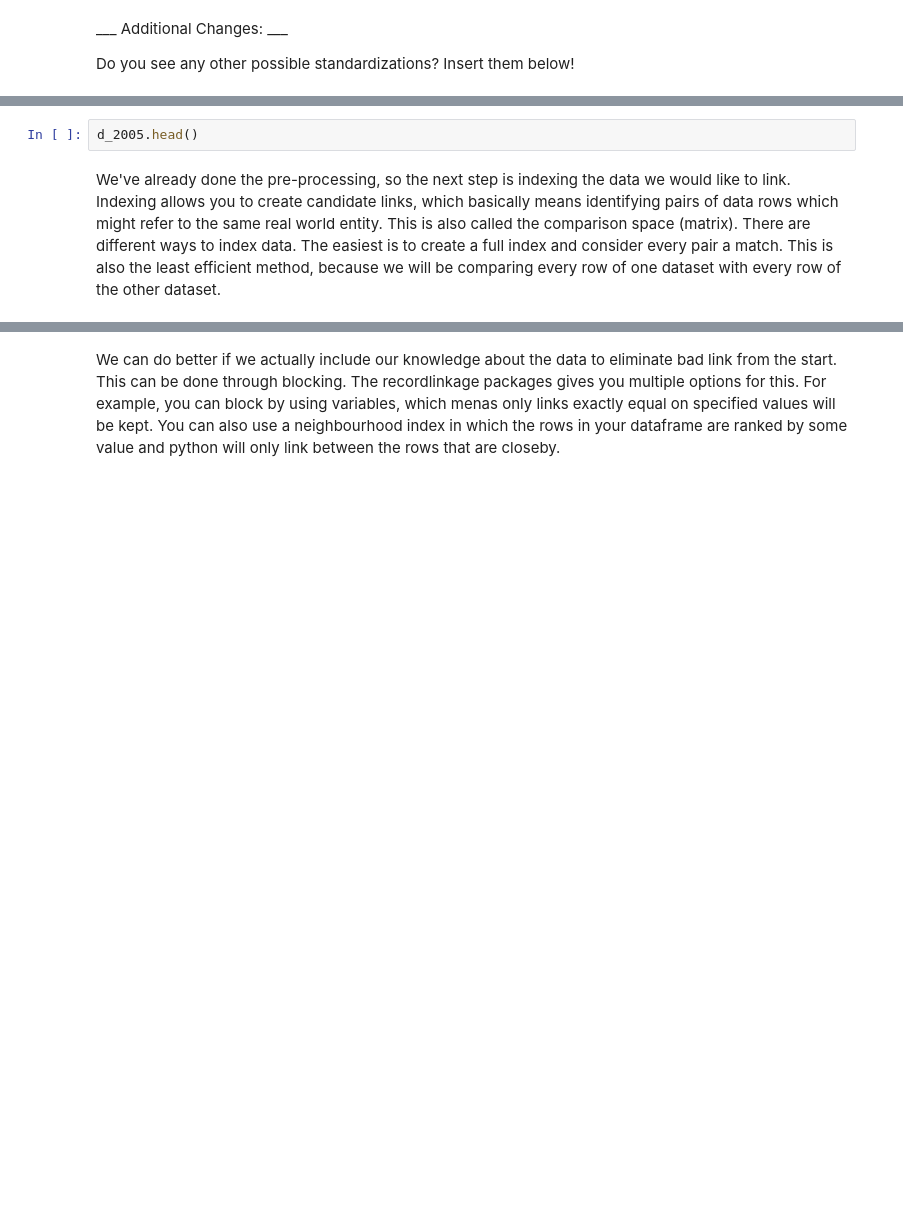
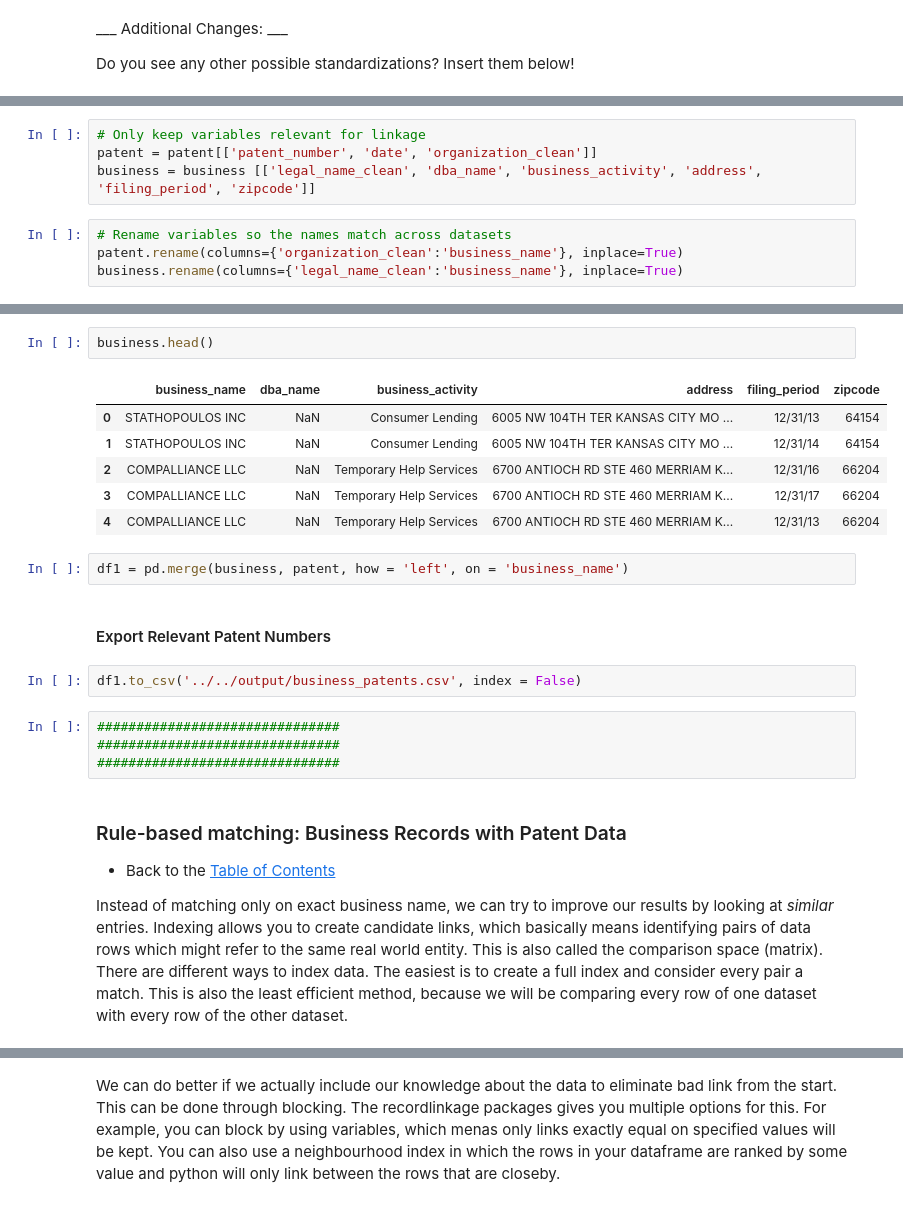
Before and after one commit to Coleridge-Initiative/ada-2018-kcmo, a Jupyter notebook: scripts/class_notebooks/3_1_Record_Linkage.ipynb, the cells around one changed output, grey strips where cells are left out. Saved outputs shown, nothing was run; the diff lists cells and outputs as text; blank space fills up the shorter version.

```diff
--- a/scripts/class_notebooks/3_1_Record_Linkage.ipynb
+++ b/scripts/class_notebooks/3_1_Record_Linkage.ipynb
@@ -561,0 +562,8 @@ d_2005 = d_2005[['est_name_2005', 'zipcode', 'year', 'legal_name_clean']]
+# %%
+# Only keep variables relevant for linkage
+patent = patent[['patent_number', 'date', 'organization_clean']]
+business = business [['legal_name_clean', 'dba_name', 'business_activity', 'address', 'filing_period', 'zipcode']]
+# %%
+# Rename variables so the names match across datasets
+patent.rename(columns={'organization_clean':'business_name'}, inplace=True)
+business.rename(columns={'legal_name_clean':'business_name'}, inplace=True)
@@ -564,7 +584,27 @@ d_2015.head()
 # %%
-d_2005.head()
+business.head()
+# %% [output]
+|  | business_name | dba_name | business_activity | address | filing_period | zipcode |
+| 0 | STATHOPOULOS INC | NaN | Consumer Lending | 6005 NW 104TH TER KANSAS CITY MO ... | 12/31/13 | 64154 |
+| 1 | STATHOPOULOS INC | NaN | Consumer Lending | 6005 NW 104TH TER KANSAS CITY MO ... | 12/31/14 | 64154 |
+| 2 | COMPALLIANCE LLC | NaN | Temporary Help Services | 6700 ANTIOCH RD STE 460 MERRIAM K... | 12/31/16 | 66204 |
+| 3 | COMPALLIANCE LLC | NaN | Temporary Help Services | 6700 ANTIOCH RD STE 460 MERRIAM K... | 12/31/17 | 66204 |
+| 4 | COMPALLIANCE LLC | NaN | Temporary Help Services | 6700 ANTIOCH RD STE 460 MERRIAM K... | 12/31/13 | 66204 |
+# %%
+df1 = pd.merge(business, patent, how = 'left', on = 'business_name')
+# %% [markdown]
+#### Export Relevant Patent Numbers
+# %%
+df1.to_csv('../../output/business_patents.csv', index = False)
+# %%
+###############################
+###############################
+###############################
 # %% [markdown]
-We've already done the pre-processing, so the next step is indexing the data we would like to link. Indexing allows you to create candidate links, which basically means identifying pairs of data rows which might refer to the same real world entity. This is also called the comparison space (matrix). There are different ways to index data. The easiest is to create a full index and consider every pair a match. This is also the least efficient method, because we will be comparing every row of one dataset with every row of the other dataset.
+### Rule-based matching: Business Records with Patent Data
+- Back to the [Table of Contents](#Table-of-Contents)
+
+Instead of matching only on exact business name, we can try to improve our results by looking at *similar* entries. Indexing allows you to create candidate links, which basically means identifying pairs of data rows which might refer to the same real world entity. This is also called the comparison space (matrix). There are different ways to index data. The easiest is to create a full index and consider every pair a match. This is also the least efficient method, because we will be comparing every row of one dataset with every row of the other dataset.
 # %%
 # Let's generate a full index first (comparison table of all possible linkage combinations)
 indexer = rl.FullIndex()
```
Also changed, not shown: parts of 20 cells of this notebook, 4 other files.
